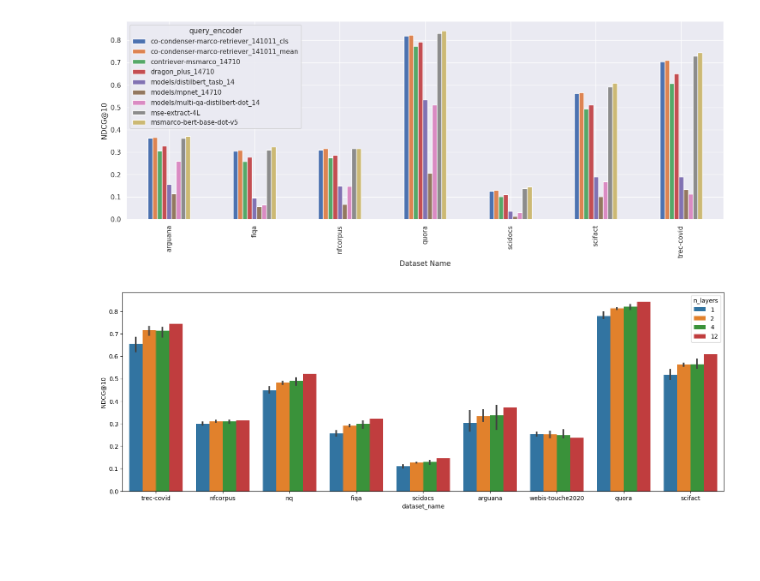
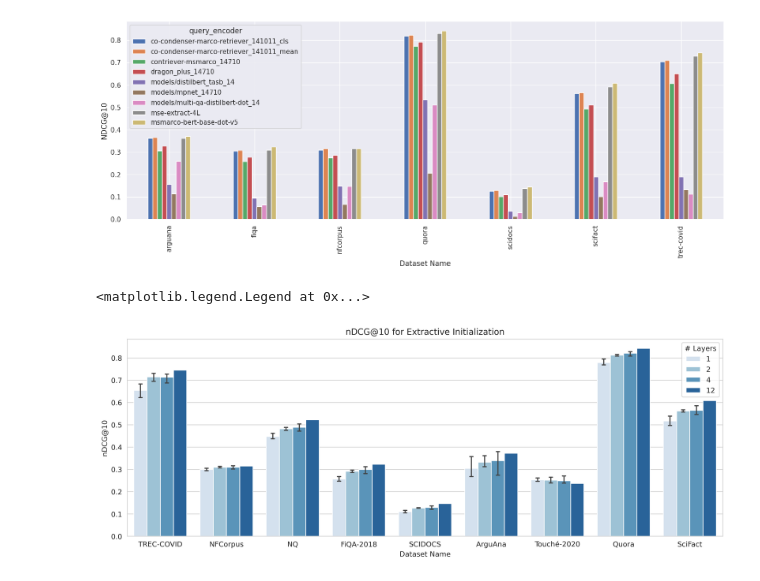
Before and after one commit to Guest400123064/distill-retriever, a Jupyter notebook: notebooks/1-plot.ipynb, the cells around one changed output. Drawn from its saved outputs; the diff is of its cells as text; code cells hidden in the pictures; blank space fills up the shorter version.

```diff
--- a/notebooks/1-plot.ipynb
+++ b/notebooks/1-plot.ipynb
@@ -7,6 +7,7 @@ import pandas as pd
 
 import matplotlib.pyplot as plt
 import seaborn as sns
+sns.set_style("whitegrid")
 
 DIR_HOME = pathlib.Path("..").absolute()
 DIR_EVAL = DIR_HOME / "data" / "evaluations"
@@ -35,24 +36,51 @@ df_distill.pivot(index="dataset_name",
 # %%
 def get_num_layers(x) -> str:
 
     import re
 
     pattern = re.compile(r"basemodel_(\d+)layer")
     match = pattern.search(x)
     if match:
         return int(match.group(1))
     return 12
 
 
+def get_ds_name(x) -> str:
+    table = {
+        "msmarco":          "MS MARCO",
+        "webis-touche2020": "Touché-2020",
+        "fiqa":             "FiQA-2018",
+        "trec-covid":       "TREC-COVID",
+        "nfcorpus":         "NFCorpus",
+        "nq":               "NQ",
+        "quora":            "Quora",
+        "scifact":          "SciFact",
+        "scidocs":          "SCIDOCS",
+        "arguana":          "ArguAna",
+        "dbpedia-entity":   "DBpedia-Ent",
+    }
+    return table[x]
+
+
 df_extract = pd.read_csv(DIR_EVAL / "eval_results_extract.csv")
 df_extract["n_layers"] = df_extract["query_encoder"].map(get_num_layers)
+df_extract["dataset_name"] = df_extract["dataset_name"].map(get_ds_name)
 
-fig, ax = plt.subplots(figsize=(18, 6))
+fig, ax = plt.subplots(figsize=(15, 5), dpi=400)
 barplot = sns.barplot(data=df_extract,
                       x="dataset_name",
                       y="NDCG@10",
                       errorbar=lambda x: (x.min(), x.max()),
                       hue="n_layers",
+                      palette=sns.color_palette("Blues", n_colors=df_extract["n_layers"].nunique()),
+                      capsize=.05,
+                      errwidth=1.5,
                       ax=ax)
+
+ax.set_title("nDCG@10 for Extractive Initialization")
+ax.set_xlabel("Dataset Name")
+ax.set_ylabel("nDCG@10")
+ax.legend(title="# Layers")
 # %% [output]
+<matplotlib.legend.Legend at 0x...>
-[figure, old version]
+[figure, new version]
```
